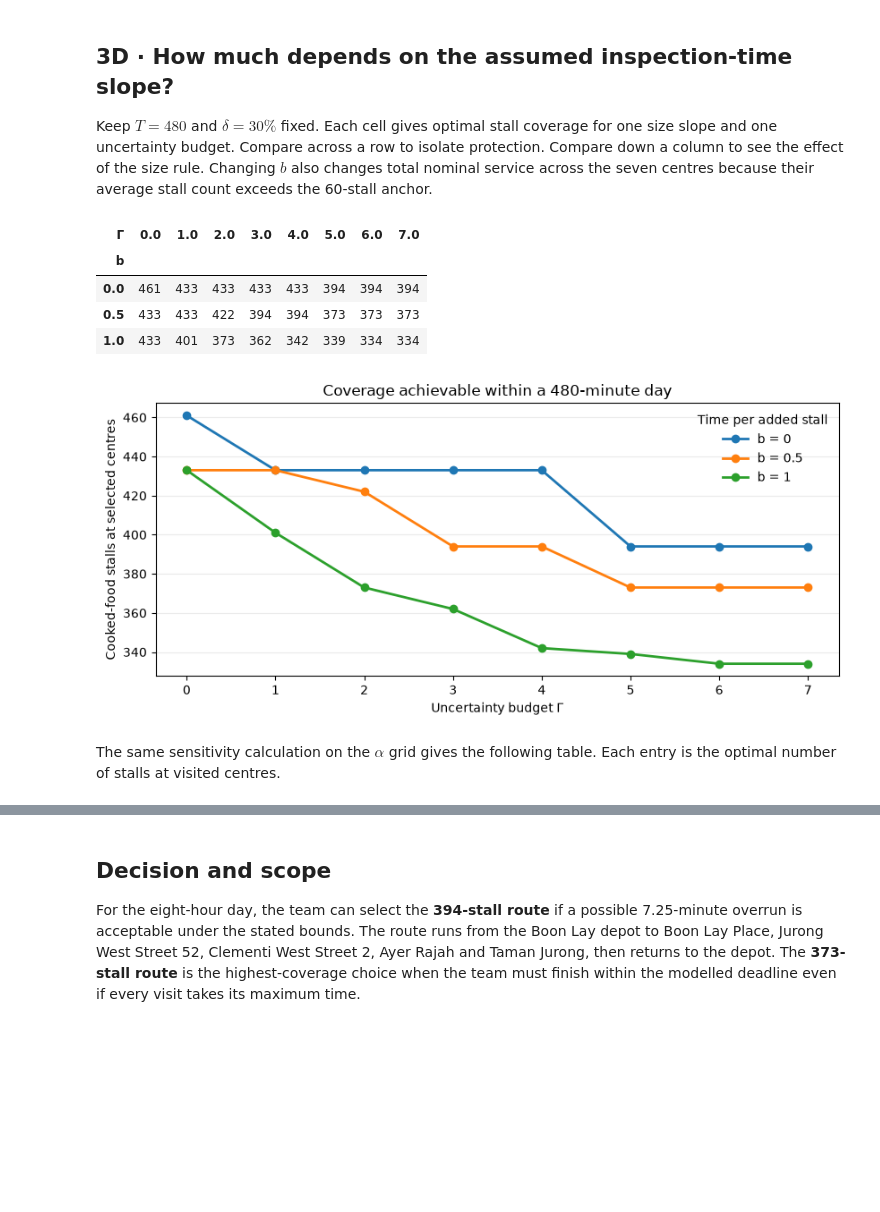
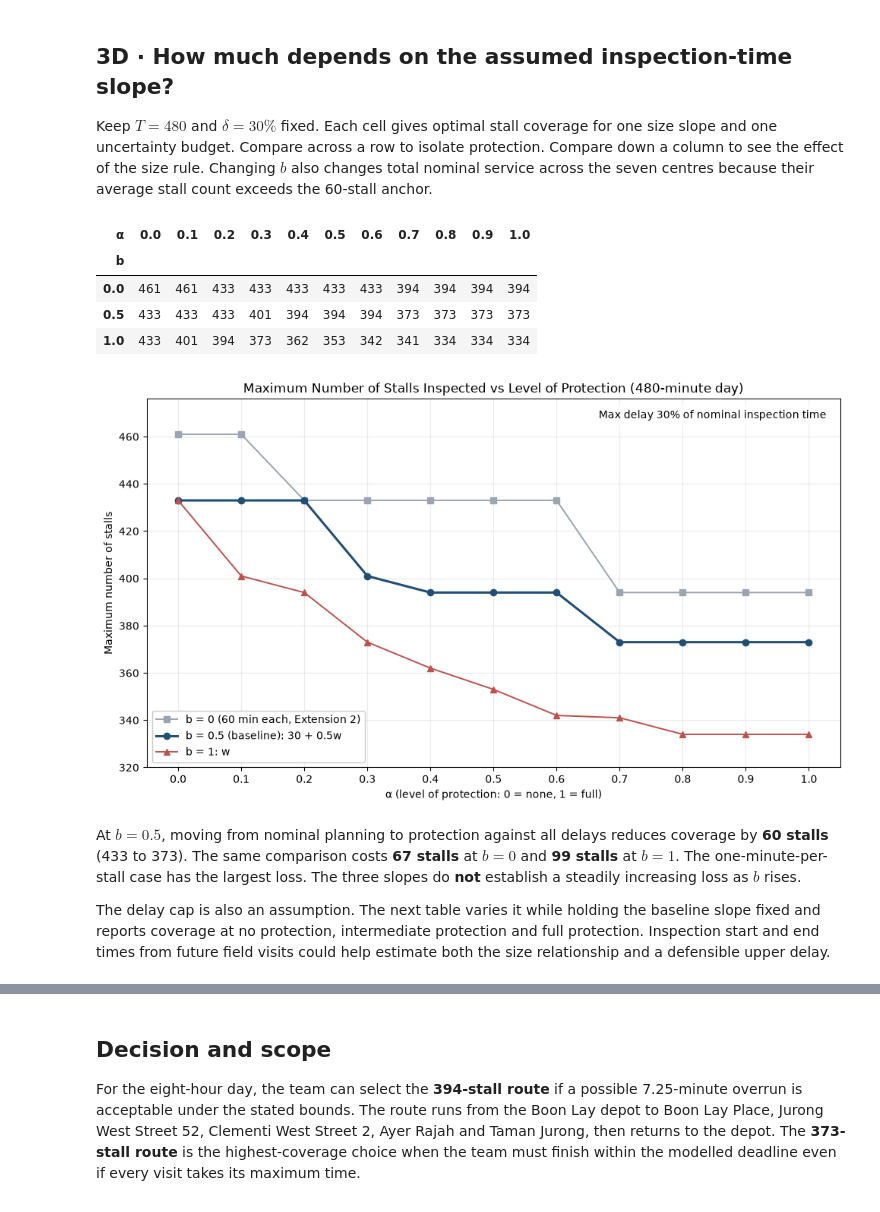
Before and after one commit to chiabingxuan/DBA5103-Hawker-Inspection, a Jupyter notebook: src/extension_3.ipynb, the cells around one changed output, grey strips where cells are left out. Drawn from its saved outputs; the diff is of its cells as text; code cells hidden in the pictures; blank space fills up the shorter version.

```diff
--- a/src/extension_3.ipynb
+++ b/src/extension_3.ipynb
@@ -30,7 +30,7 @@ except ImportError:
 DAY = 480
 BASE_SLOPE = 0.5
 DELAY_SHARE = 0.30
-GAMMAS = tuple(range(8))
+ALPHAS = tuple(np.round(np.arange(0, 1.01, 0.1), 1))   # level of protection: 0 = none, 1 = full
 DRAWS = 10_000
 SEED = 5103
 SLOPES = tuple(sorted({0.0, BASE_SLOPE, 1.0}))
@@ -322,7 +456,7 @@ def enumerate_optimum(mu, dev, gamma, limit):
             candidates.append((-coverage, minutes, route))
     return min(candidates)[2] if candidates else None
 # %%
-def mip_route(env, mu, dev, gamma, limit):
+def mip_route(env, mu, dev, alpha, limit):
     arcs = [(i, j) for i in V for j in V if i != j]
     with gp.Model("robust_hawker_visits", env=env) as model:
         model.Params.MIPGap = 0
@@ -349,7 +483,7 @@ def mip_route(env, mu, dev, gamma, limit):
         service = gp.quicksum(mu[i] * y[i] for i in H)
         for i in H:
             model.addConstr(pi + rho[i] >= dev[i] * y[i])
-        model.addConstr(driving + service + gamma * pi + rho.sum() <= limit)
+        model.addConstr(driving + service + len(H) * alpha * pi + rho.sum() <= limit)   # 7 * alpha * pi
 
         coverage = gp.quicksum(w[i] * y[i] for i in H)
         model.ModelSense = GRB.MAXIMIZE
@@ -420,0 +555,13 @@ The main comparison varies $\Gamma$ from 0 to 7. We also evaluate $\alpha=0,0.1,
+# %%
+cases = pd.DataFrame([solve_case(b, DELAY_SHARE, a, DAY) for b in SLOPES for a in ALPHAS])
+base = cases[cases["b"].eq(BASE_SLOPE)].set_index("α").sort_index()
+display(base[["Stops", "Stalls", "Drive", "Service", "Nominal", "Reserve", "Protected",
+              "All delays", "Route"]].round(2))
+
+# Both models must recover the size-dependent 3A result at zero protection.
+zero_delay = cases[cases["α"].eq(0)].set_index("b")
+for b in SLOPES:
+    match = sweep[sweep["b"].eq(b) & sweep["Available min"].eq(DAY)]
+    if not match.empty:
+        assert zero_delay.loc[b, "Stalls"] == match.iloc[0]["Stalls"]
+        assert np.isclose(zero_delay.loc[b, "Nominal"], match.iloc[0]["Time used"])
@@ -557,25 +843,29 @@ plt.show()
 
 Keep $T=480$ and $\delta=30\%$ fixed. Each cell gives optimal stall coverage for one size slope and one uncertainty budget. Compare across a row to isolate protection. Compare down a column to see the effect of the size rule. Changing $b$ also changes total nominal service across the seven centres because their average stall count exceeds the 60-stall anchor.
 # %%
-grid = cases[cases["Γ"].isin(GAMMAS)].pivot(index="b", columns="Γ", values="Stalls")
+grid = cases.pivot(index="b", columns="α", values="Stalls")
 display(grid)
-fig, ax = plt.subplots(figsize=(8.5, 4))
+fig, ax = plt.subplots(figsize=(10, 5.8))
+markers = {0.0: "s", 0.5: "o", 1.0: "^"}
 for b, row in grid.iterrows():
-    ax.plot(row.index, row.values, marker="o", linewidth=2, label=f"b = {b:g}")
-ax.set(xlabel="Uncertainty budget Γ", ylabel="Cooked-food stalls at selected centres",
-       title="Coverage achievable within a 480-minute day", xticks=GAMMAS)
-ax.grid(axis="y", alpha=0.25)
-ax.legend(title="Time per added stall", frameon=False)
-fig.tight_layout()
-fig.savefig(results_dir / "extension_3_coverage_sensitivity.png", dpi=200, bbox_inches="tight")
-plt.show()
+    colour, label, width = B_STYLES[b]
+    ax.plot(row.index, row.values, marker=markers[b], color=colour, linewidth=width, label=label)
+ax.set_title(f"Maximum Number of Stalls Inspected vs Level of Protection ({DAY}-minute day)")
+ax.set_xlabel("α (level of protection: 0 = none, 1 = full)")
+ax.set_ylabel("Maximum number of stalls")
+ax.set_xticks(list(ALPHAS))
+ax.set_ylim(320, TOTAL_STALLS + 15)
+note_box(ax, f"Max delay {DELAY_SHARE:.0%} of nominal inspection time", x=0.98, y=0.97, ha="right")
+finish(ax, fig, "coverage_sensitivity", legend_loc="lower left")
 # %% [output]
-| Γ | 0.0 | 1.0 | 2.0 | 3.0 | 4.0 | 5.0 | 6.0 | 7.0 |
-| b |  |  |  |  |  |  |  |  |
-| 0.0 | 461 | 433 | 433 | 433 | 433 | 394 | 394 | 394 |
-| 0.5 | 433 | 433 | 422 | 394 | 394 | 373 | 373 | 373 |
-| 1.0 | 433 | 401 | 373 | 362 | 342 | 339 | 334 | 334 |
+| α | 0.0 | 0.1 | 0.2 | 0.3 | 0.4 | 0.5 | 0.6 | 0.7 | 0.8 | 0.9 | 1.0 |
+| b |  |  |  |  |  |  |  |  |  |  |  |
+| 0.0 | 461 | 461 | 433 | 433 | 433 | 433 | 433 | 394 | 394 | 394 | 394 |
+| 0.5 | 433 | 433 | 433 | 401 | 394 | 394 | 394 | 373 | 373 | 373 | 373 |
+| 1.0 | 433 | 401 | 394 | 373 | 362 | 353 | 342 | 341 | 334 | 334 | 334 |
-[figure, old version]
+[figure, new version]
 # %% [markdown]
-The same sensitivity calculation on the $\alpha$ grid gives the following table. Each entry is the optimal number of stalls at visited centres.
+At $b=0.5$, moving from nominal planning to protection against all delays reduces coverage by **60 stalls** (433 to 373). The same comparison costs **67 stalls** at $b=0$ and **99 stalls** at $b=1$. The one-minute-per-stall case has the largest loss. The three slopes do **not** establish a steadily increasing loss as $b$ rises.
+
+The delay cap is also an assumption. The next table varies it while holding the baseline slope fixed and reports coverage at no protection, intermediate protection and full protection. Inspection start and end times from future field visits could help estimate both the size relationship and a defensible upper delay.
 # %%
```
Also changed, not shown: parts of 41 cells of this notebook, 18 other files.
